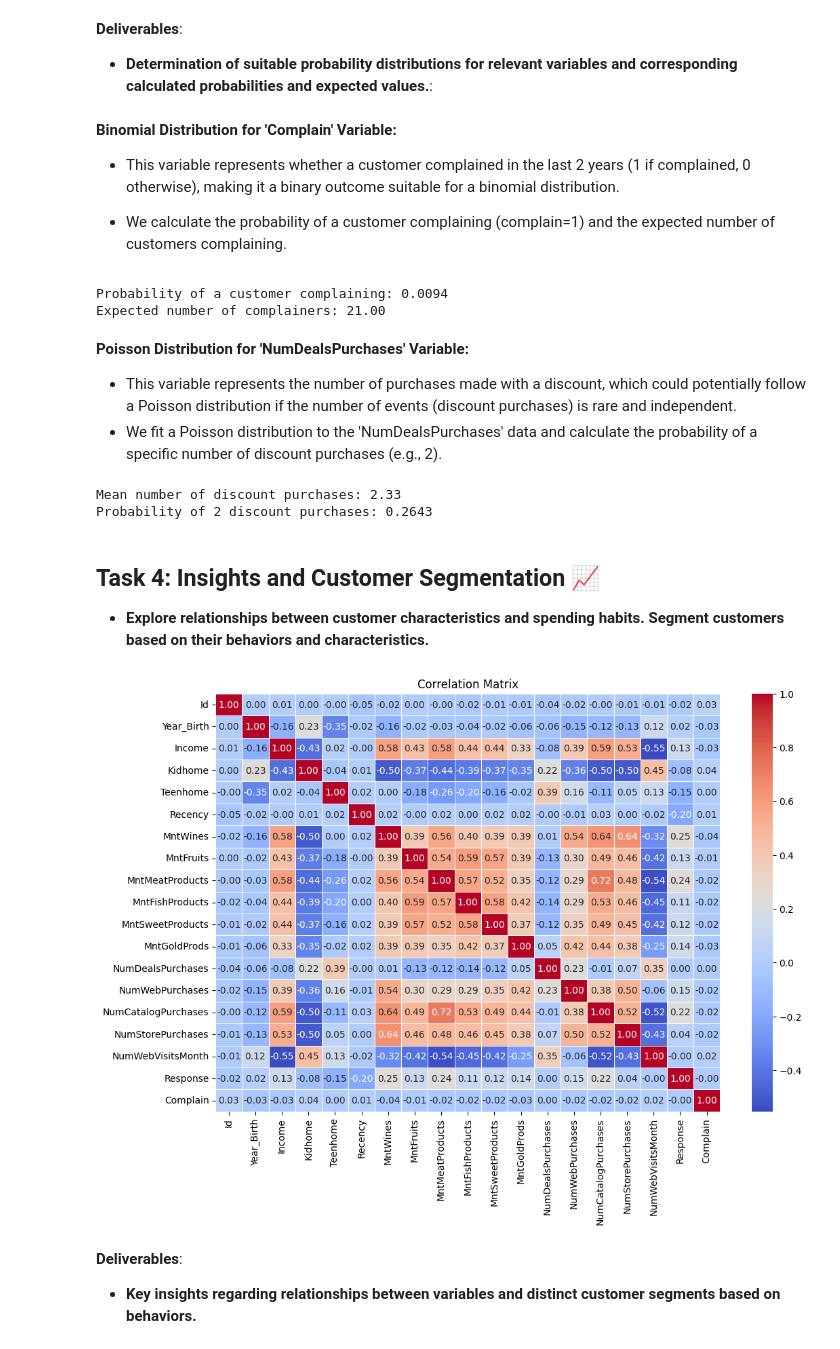
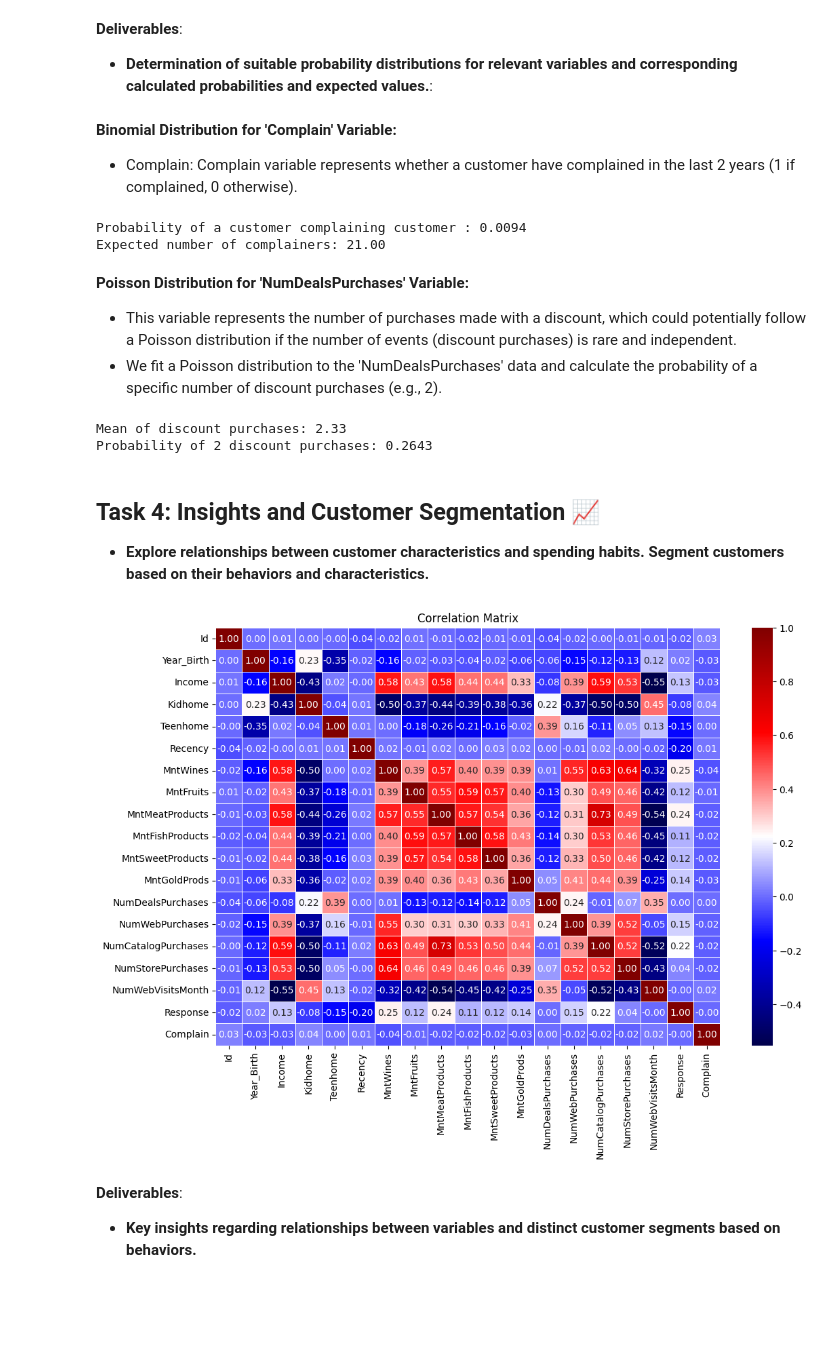
Before and after one commit to KapilMusle/Customer-Purchase-Behavior-Analysis, a Jupyter notebook: Applied Statistics Project.ipynb, the cells around one changed output. Cells and saved outputs as stored; diff of their text form; code cells hidden in the pictures; blank space fills up the shorter version.

```diff
--- a/Applied Statistics Project.ipynb
+++ b/Applied Statistics Project.ipynb
@@ -66,6 +68,6 @@ Mounted at /content/drive
 # %%
 # Load the dataset from an CSV file
-df = pd.read_csv("/content/drive/MyDrive/Project/Applied Stats/Superstore Marketing Data.xlsx - Sheet1.csv")
+df =pd.read_csv("/content/drive/MyDrive/Project/Mod 5 (Applied Stats)/Superstore Marketing Data.xlsx - Sheet1.csv")
 df
 # %% [output]
 |  | Id | Year_Birth | Education | Marital_Status | Income | Kidhome | Teenhome | Dt_Customer | Recency | ... |
@@ -425,10 +432,7 @@ dtype: float64
 **Binomial Distribution for 'Complain' Variable:**
 
 
-*   This variable represents whether a customer complained in the last 2 years  (1 if complained, 0 otherwise), making it a binary outcome suitable for a binomial distribution.
-
-
-* We calculate the probability of a customer complaining (complain=1) and the expected number of customers complaining.
+*  Complain: Complain variable represents whether a customer have complained in the last 2 years (1 if complained, 0 otherwise).
 # %%
 from scipy.stats import binom
 
@@ -436,12 +440,12 @@ from scipy.stats import binom
 p_complain = df['Complain'].mean()
 
 # Expected number of customers complaining
-expected_complainers = len(df) * p_complain
+e_complainers = len(df) * p_complain
 
-print(f"Probability of a customer complaining: {p_complain:.4f}")
-print(f"Expected number of complainers: {expected_complainers:.2f}")
+print(f"Probability of a customer complaining customer : {p_complain:.4f}")
+print(f"Expected number of complainers: {e_complainers:.2f}")
 # %% [output]
-Probability of a customer complaining: 0.0094
+Probability of a customer complaining customer : 0.0094
 Expected number of complainers: 21.00
 # %% [markdown]
 **Poisson Distribution for 'NumDealsPurchases' Variable:**
@@ -457,10 +461,10 @@ mu_purchases = df['NumDealsPurchases'].mean()
 # Probability of a specific number of discount purchases (e.g., 2)
 probability_2_discount_purchases = poisson.pmf(2, mu_purchases)
 
-print(f"Mean number of discount purchases: {mu_purchases:.2f}")
+print(f"Mean of discount purchases: {mu_purchases:.2f}")
 print(f"Probability of 2 discount purchases: {probability_2_discount_purchases:.4f}")
 # %% [output]
-Mean number of discount purchases: 2.33
+Mean of discount purchases: 2.33
 Probability of 2 discount purchases: 0.2643
 # %% [markdown]
 ## Task 4: Insights and Customer Segmentation 📈
@@ -469,17 +473,17 @@ Probability of 2 discount purchases: 0.2643
 # %%
 # Exclude non-numeric columns
 numeric_df = df.select_dtypes(include=['float64', 'int64'])
 
 # Calculate correlation matrix
 correlation_matrix = numeric_df.corr()
 
 # Visualize the correlation matrix using a heatmap
 plt.figure(figsize=(12, 8))
-sns.heatmap(correlation_matrix, annot=True, cmap='coolwarm', fmt='.2f', linewidths=0.5)
+sns.heatmap(correlation_matrix, annot=True, cmap='seismic', fmt='.2f', linewidths=0.5)
 plt.title('Correlation Matrix')
 plt.show()
 # %% [output]
-[figure, old version]
+[figure, new version]
 # %% [markdown]
 **Deliverables**:
 
```
Also changed, not shown: parts of 12 cells of this notebook.
